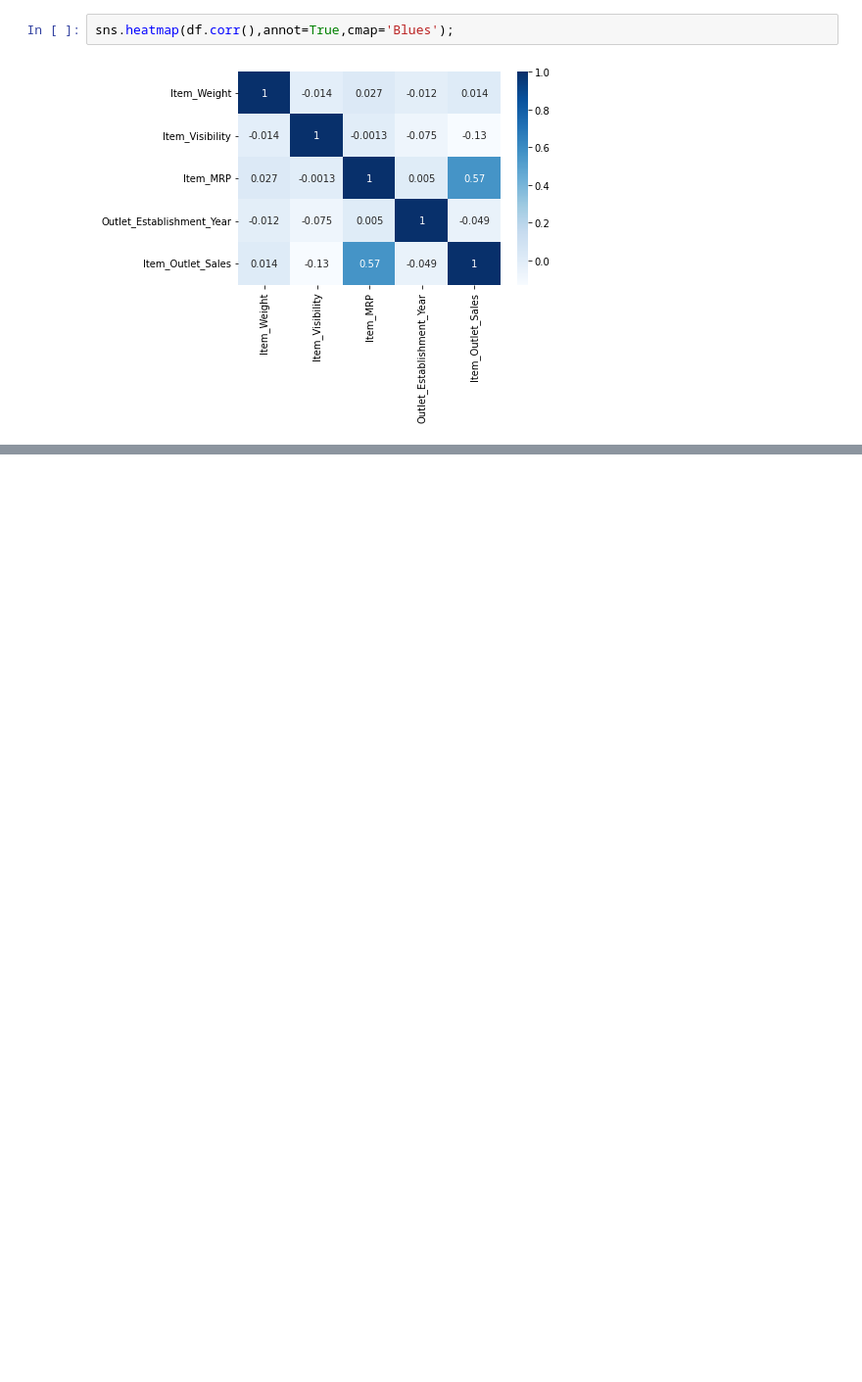
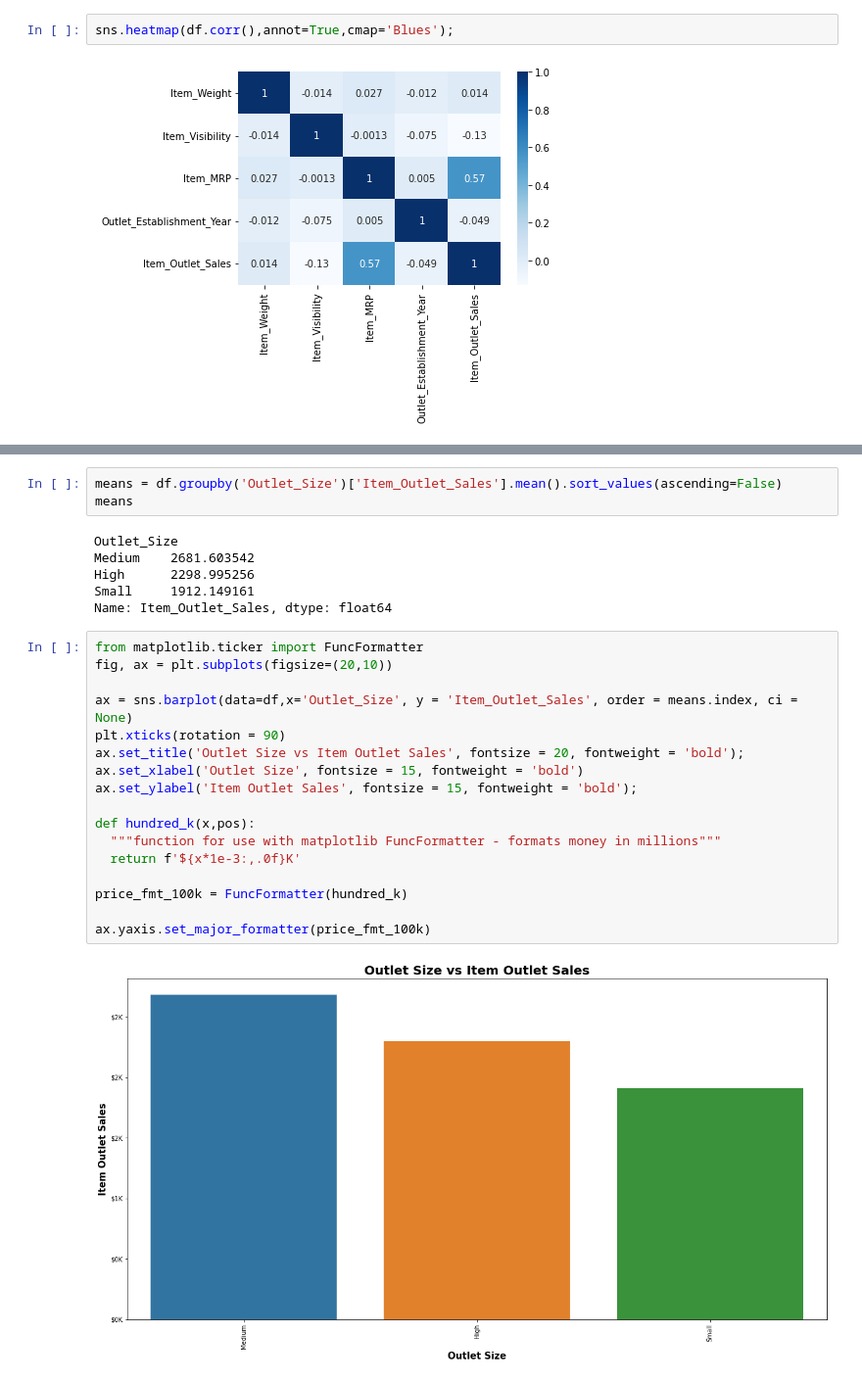
Before and after one commit to Juribe7980/Project-1---Part-1, a Jupyter notebook: Project_1_Part_2.ipynb, the cells around one changed output, grey strips where cells are left out. Shown: that part at 98% size. Drawn from its saved outputs; the diff is of its cells as text; blank space fills up the shorter version.

```diff
--- a/Project_1_Part_2.ipynb
+++ b/Project_1_Part_2.ipynb
@@ -424,0 +457,28 @@ Since these graphs are for reporting purposes, make sure they look nice by inclu
+# %%
+means = df.groupby('Outlet_Size')['Item_Outlet_Sales'].mean().sort_values(ascending=False)
+means
+# %% [output]
+Outlet_Size
+Medium    2681.603542
+High      2298.995256
+Small     1912.149161
+Name: Item_Outlet_Sales, dtype: float64
+# %%
+from matplotlib.ticker import FuncFormatter
+fig, ax = plt.subplots(figsize=(20,10))
+
+ax = sns.barplot(data=df,x='Outlet_Size', y = 'Item_Outlet_Sales', order = means.index, ci = None)
+plt.xticks(rotation = 90)
+ax.set_title('Outlet Size vs Item Outlet Sales', fontsize = 20, fontweight = 'bold');
+ax.set_xlabel('Outlet Size', fontsize = 15, fontweight = 'bold')
+ax.set_ylabel('Item Outlet Sales', fontsize = 15, fontweight = 'bold');
+
+def hundred_k(x,pos):
+  """function for use with matplotlib FuncFormatter - formats money in millions"""
+  return f'${x*1e-3:,.0f}K'
+
+price_fmt_100k = FuncFormatter(hundred_k)
+
+ax.yaxis.set_major_formatter(price_fmt_100k)
+# %% [output]
+[figure, added]
```
Also changed, not shown: parts of 12 cells of this notebook.
